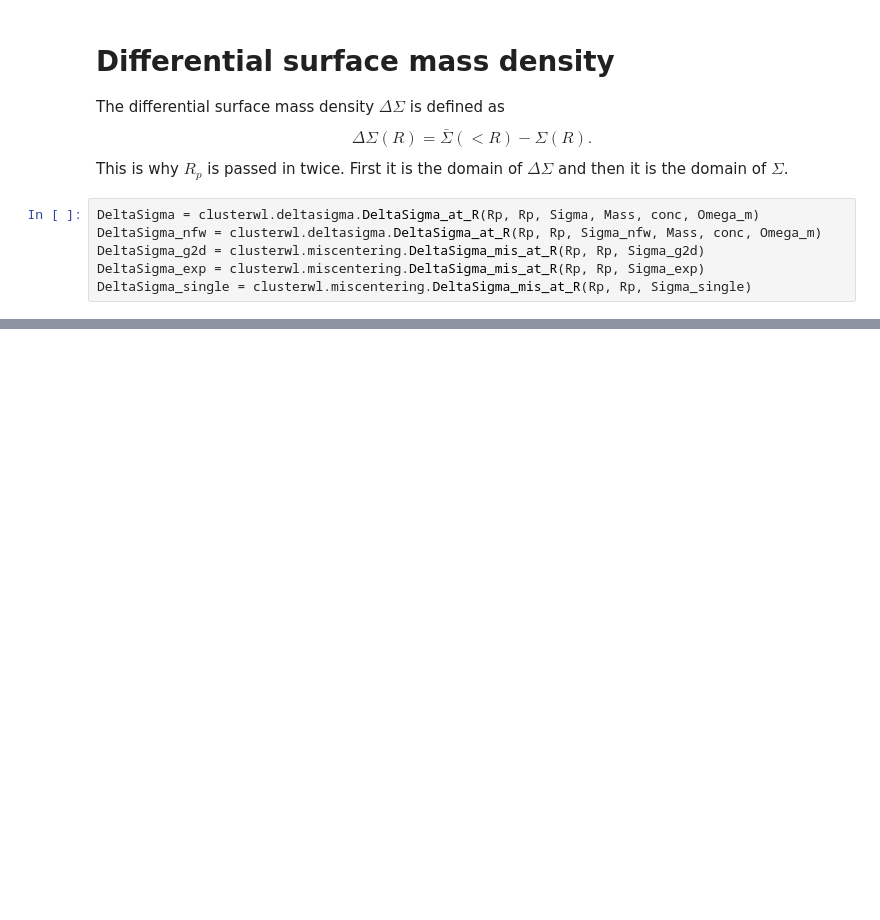
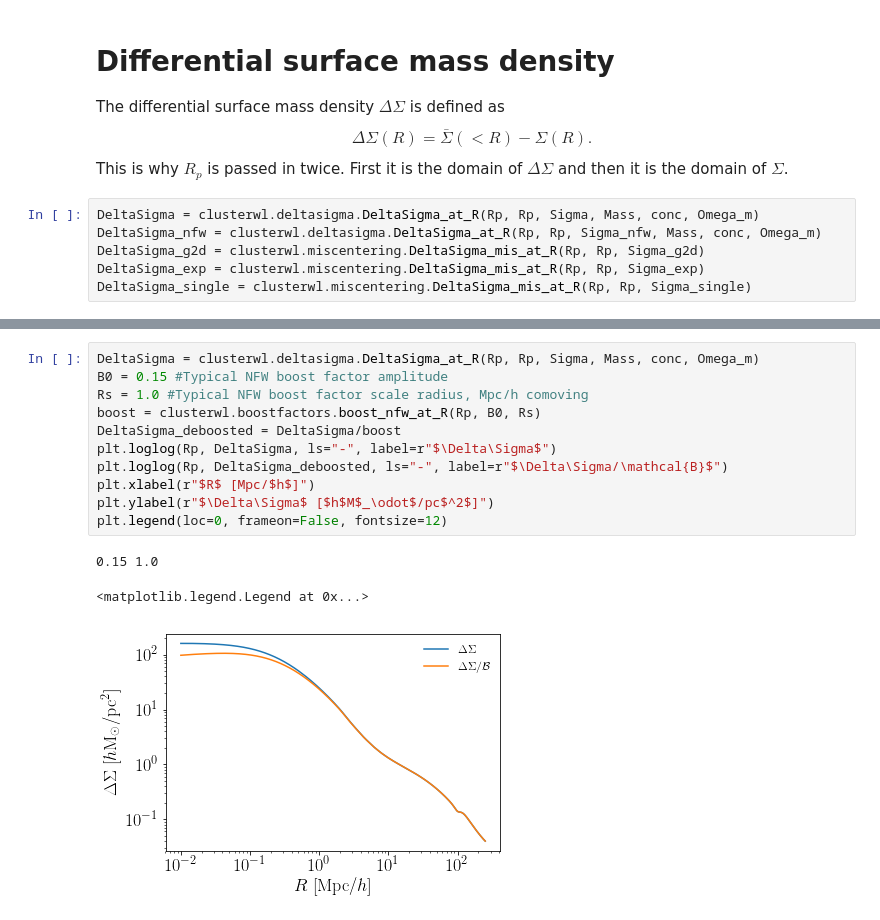
Before and after one commit to tmcclintock/cluster_toolkit, a Jupyter notebook: examples/Example_Notebook.ipynb, the cells around one changed output, grey strips where cells are left out. Saved outputs shown, nothing was run; the diff lists cells and outputs as text; blank space fills up the shorter version.

```diff
--- a/examples/Example_Notebook.ipynb
+++ b/examples/Example_Notebook.ipynb
@@ -110,0 +128,15 @@ plt.legend(loc=0, frameon=False, fontsize=12)
+# %%
+DeltaSigma = clusterwl.deltasigma.DeltaSigma_at_R(Rp, Rp, Sigma, Mass, conc, Omega_m)
+B0 = 0.15 #Typical NFW boost factor amplitude
+Rs = 1.0 #Typical NFW boost factor scale radius, Mpc/h comoving
+boost = clusterwl.boostfactors.boost_nfw_at_R(Rp, B0, Rs)
+DeltaSigma_deboosted = DeltaSigma/boost
+plt.loglog(Rp, DeltaSigma, ls="-", label=r"$\Delta\Sigma$")
+plt.loglog(Rp, DeltaSigma_deboosted, ls="-", label=r"$\Delta\Sigma/\mathcal{B}$")
+plt.xlabel(r"$R$ [Mpc/$h$]")
+plt.ylabel(r"$\Delta\Sigma$ [$h$M$_\odot$/pc$^2$]")
+plt.legend(loc=0, frameon=False, fontsize=12)
+# %% [output]
+0.15 1.0
+<matplotlib.legend.Legend at 0x...>
+[figure, added]
```
Also changed, not shown: parts of 8 cells of this notebook, 5 other files.
